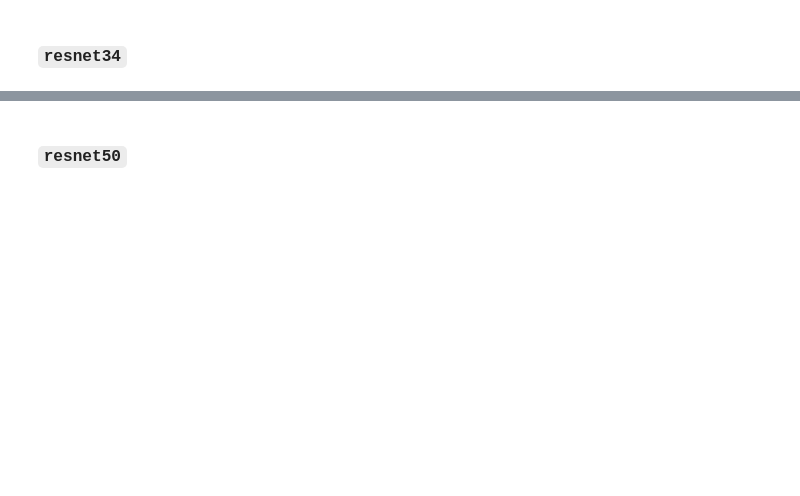
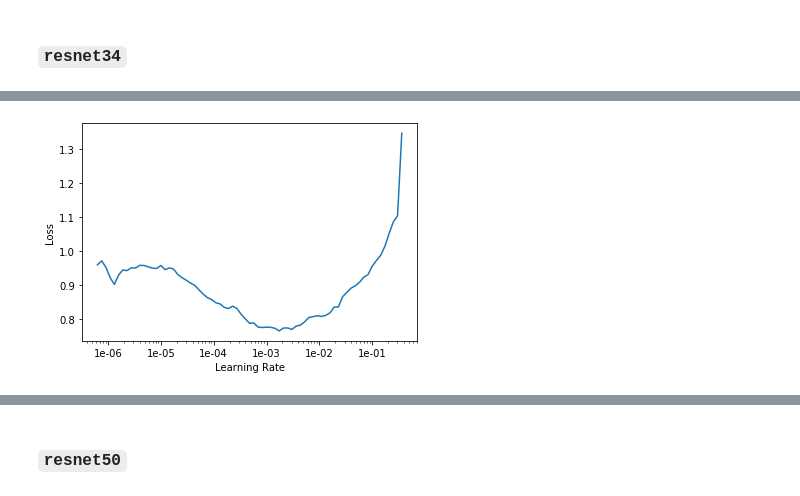
Before and after one commit to butterflyology/Neonympha_geomorph, a Jupyter notebook: code/google_images.ipynb, the cells around one changed output, grey strips where cells are left out. Saved outputs shown, nothing was run; the diff lists cells and outputs as text; code cells hidden in the pictures; blank space fills up the shorter version.

```diff
--- a/code/google_images.ipynb
+++ b/code/google_images.ipynb
@@ -173,0 +96,3 @@ glearn.fit_one_cycle(40, slice(1e-6, 1e-4)) # error rate improves and then gets
+# %%
+learn_rn34.fit_one_cycle(4, max_lr = slice(1e-03, 1e-02))
+# with specified LR, get error rate of ~25% after 4 cycles
@@ -173,0 +109,2 @@ glearn.fit_one_cycle(40, slice(1e-6, 1e-4)) # error rate improves and then gets
+# %%
+learn_rn34.load('stage_1_64_rn34')
@@ -173,0 +136,4 @@ glearn.fit_one_cycle(40, slice(1e-6, 1e-4)) # error rate improves and then gets
+# %%
+learn_rn34.recorder.plot()
+# %% [output]
+[figure, added]
```
Also changed, not shown: parts of 70 cells of this notebook, 1 other file.
